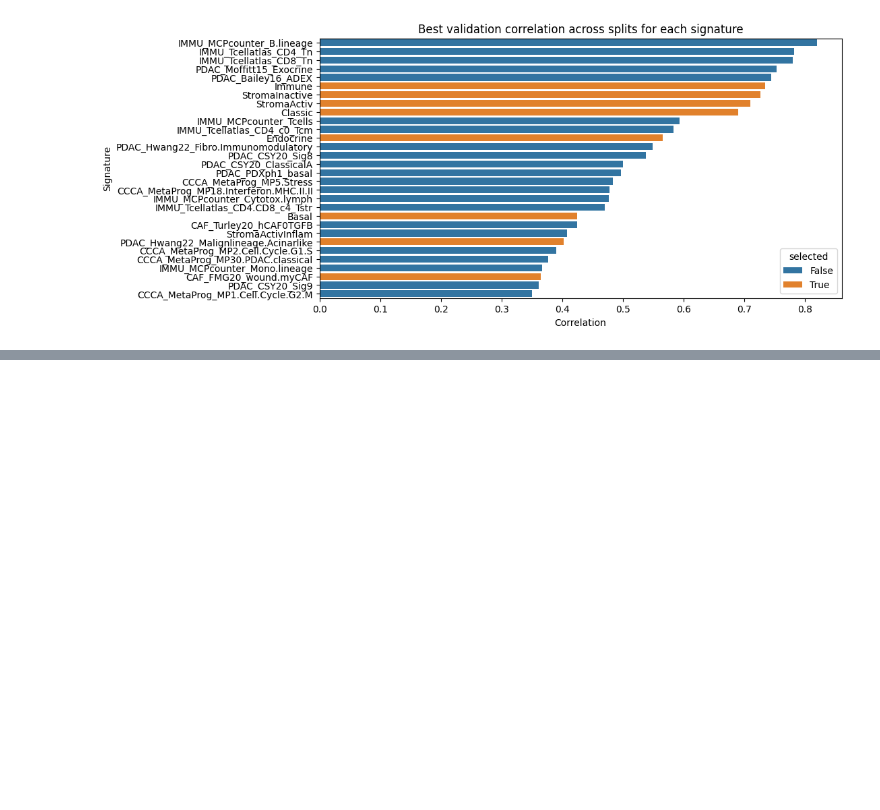
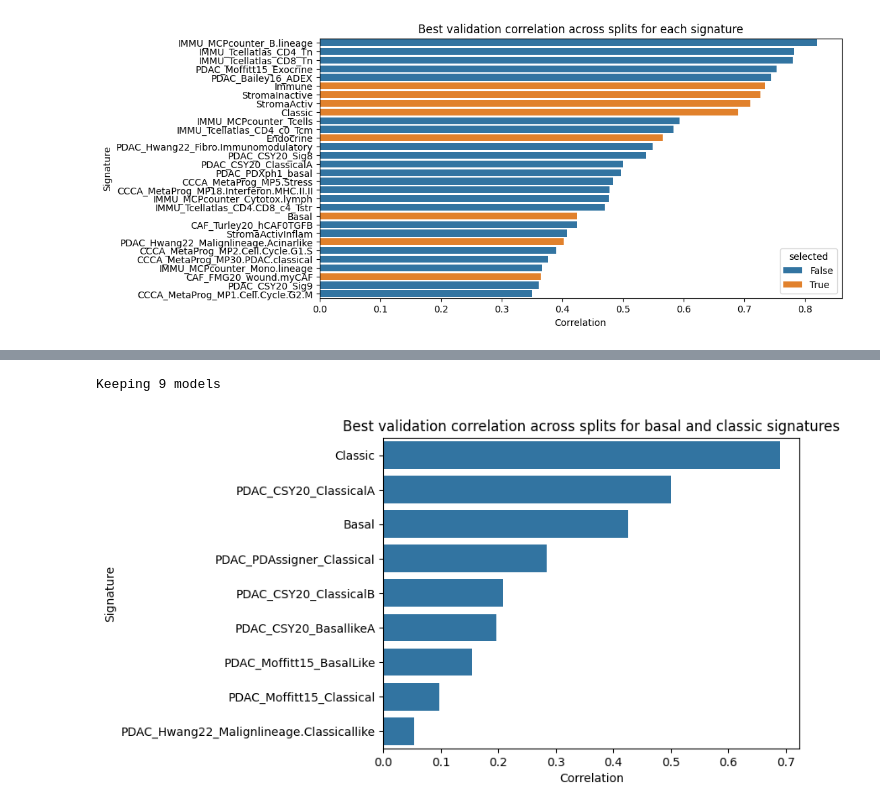
Before and after one commit to GeNeHetX/HistoSign, a Jupyter notebook: src/signatures/inspect_training.ipynb, the cells around one changed output, grey strips where cells are left out. Cells and saved outputs as stored; diff of their text form; code cells hidden in the pictures; blank space fills up the shorter version.

```diff
--- a/src/signatures/inspect_training.ipynb
+++ b/src/signatures/inspect_training.ipynb
@@ -228,0 +242,23 @@ np.save(r"C:\Users\inserm\Documents\histo_sign\dataset\best_model_path.npy", res
+# %%
+classic_basal_sign = recap_df[
+    recap_df.signature.str.contains("Basal") | recap_df.signature.str.contains("Classic")
+]
+classic_basal_sign = classic_basal_sign.signature.values
+classic_basal_sign = list(set(classic_basal_sign).union(set(["Classic", "Basal"])))
+classic_basal_sign = recap_df[recap_df.signature.isin(classic_basal_sign)]
+
+res = classic_basal_sign[["signature", "model_path"]]
+res_dict = res.set_index("signature").T.to_dict("list")
+for k, v in res_dict.items():
+    res_dict[k] = v[0].as_posix()
+print(f"Keeping {len(res_dict)} models")
+# np.save(r"C:\Users\inserm\Documents\histo_sign\dataset\classic_basal_model_path.npy", res_dict)
+
+sns.barplot(data=classic_basal_sign, x="best_corr", y="signature")
+plt.title("Best validation correlation across splits for basal and classic signatures")
+plt.xlabel("Correlation")
+plt.ylabel("Signature")
+plt.show()
+# %% [output]
+Keeping 9 models
+[figure, added]
```
Also changed, not shown: parts of 8 cells of this notebook.
